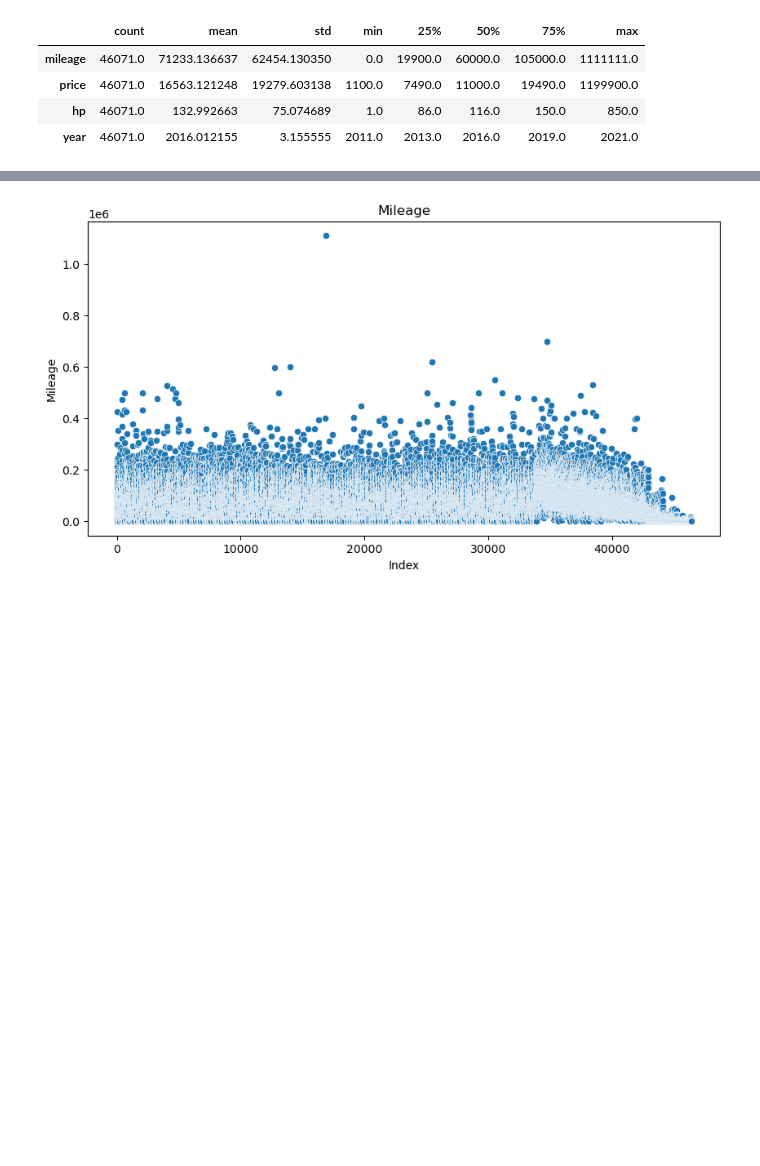
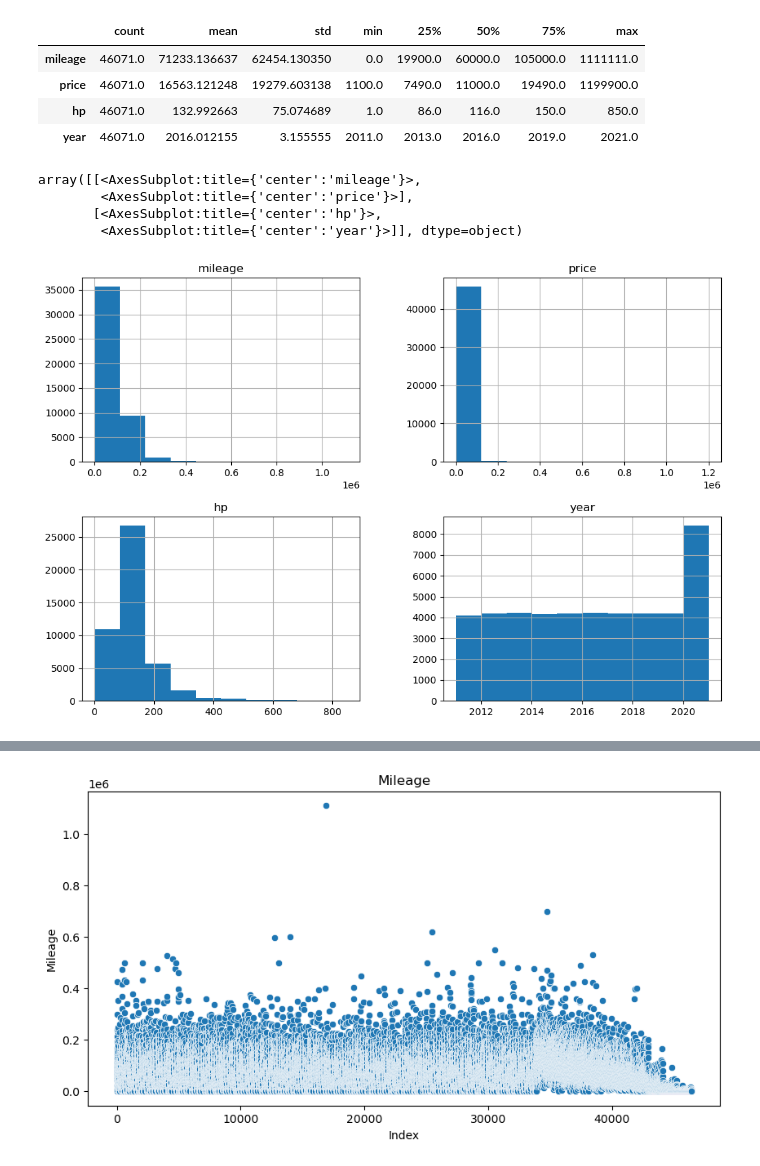
Before and after one commit to harrizazham98/DataScienceProj, a Jupyter notebook: 005_CarPurchase/eda.ipynb, the cells around one changed output, grey strips where cells are left out. Cells and saved outputs as stored; diff of their text form; code cells hidden in the pictures; blank space fills up the shorter version.

```diff
--- a/005_CarPurchase/eda.ipynb
+++ b/005_CarPurchase/eda.ipynb
@@ -76,3 +84,14 @@ data.describe().T
 | price | 46071.0 | 16563.121248 | 19279.603138 | 1100.0 | 7490.0 | 11000.0 | 19490.0 | 1199900.0 |
 | hp | 46071.0 | 132.992663 | 75.074689 | 1.0 | 86.0 | 116.0 | 150.0 | 850.0 |
 | year | 46071.0 | 2016.012155 | 3.155555 | 2011.0 | 2013.0 | 2016.0 | 2019.0 | 2021.0 |
+# %%
+import warnings
+warnings.filterwarnings('ignore')
+fig = plt.figure(figsize=(12, 8))
+data.hist(ax=fig.gca())
+# %% [output]
+array([[<AxesSubplot:title={'center':'mileage'}>,
+        <AxesSubplot:title={'center':'price'}>],
+       [<AxesSubplot:title={'center':'hp'}>,
+        <AxesSubplot:title={'center':'year'}>]], dtype=object)
+[figure, added]
```
Also changed, not shown: parts of 12 cells of this notebook, 2 other files.
